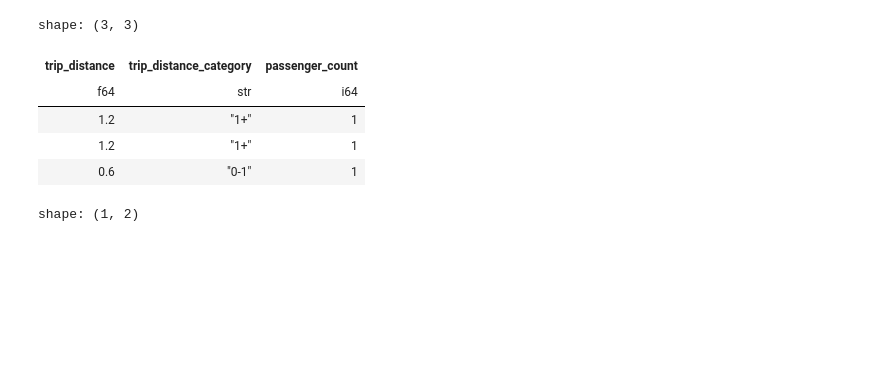
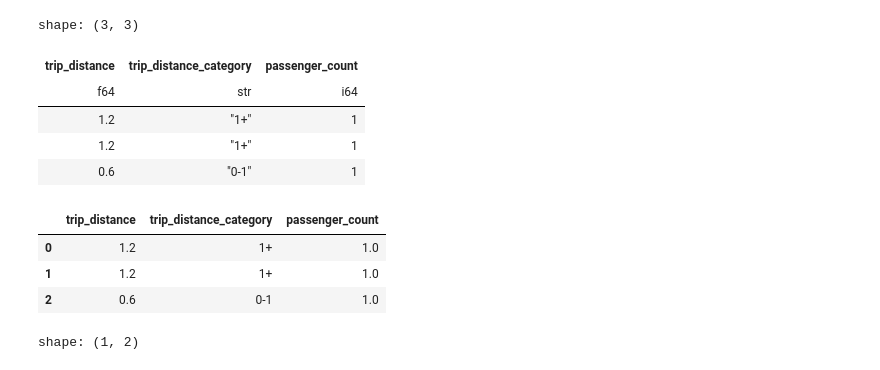
Before and after one commit to patakib/data-meetup-sopron-nr1-polars, a Jupyter notebook: polars_demo.ipynb, the cells around one changed output. Drawn from its saved outputs; the diff is of its cells as text; code cells hidden in the pictures; blank space fills up the shorter version.

```diff
--- a/polars_demo.ipynb
+++ b/polars_demo.ipynb
@@ -191,3 +193,13 @@ shape: (3, 3)
+# %%
+pddf.loc[(pddf['trip_distance']<1) & (pddf['trip_distance']>0), 'trip_distance_category'] = "0-1"
+pddf.loc[pddf['trip_distance']>=1, 'trip_distance_category'] = "1+"
+# %%
+pddf[["trip_distance", "trip_distance_category", "passenger_count"]].head(3)
+# %% [output]
+|  | trip_distance | trip_distance_category | passenger_count |
+| 0 | 1.2 | 1+ | 1.0 |
+| 1 | 1.2 | 1+ | 1.0 |
+| 2 | 0.6 | 0-1 | 1.0 |
 # %%
 # Sum
 # %%
```
Also changed, not shown: parts of 7 cells of this notebook.
